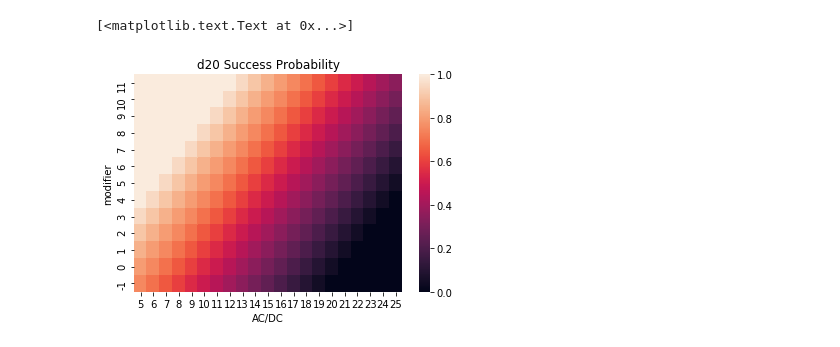
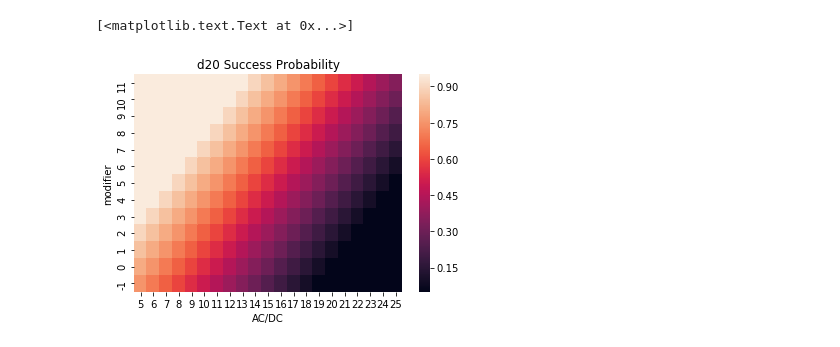
Before and after one commit to avikejriwal/DnD-Stats, a Jupyter notebook: DND probability calcs.ipynb, the cells around one changed output. Saved outputs shown, nothing was run; the diff lists cells and outputs as text; code cells hidden in the pictures.

```diff
--- a/DND probability calcs.ipynb
+++ b/DND probability calcs.ipynb
@@ -6,27 +6,27 @@ import numpy as np
 # %%
 #Normal
 bonus = range(11,-2,-1)
 DC = range(5,26)
 
 prob = np.zeros((len(bonus), len(DC)))
 
 with open("Normal.tsv", "w") as tsv_file:
     tsv_file.write('mod\tdc\tprob\n')
     for i, b in enumerate(bonus):
         for j,d in enumerate(DC):
-            prob[i,j] = max(0,min((21-d+b)/20,1))
-            prob2 = max(0,min((21-d+b)/20,1))
+            prob[i,j] = max(0.05,min((21-d+b)/20,0.95))
+            prob2 = max(0.05,min((21-d+b)/20,0.95))
             tsv_file.write(str(i) + '\t' + str(d) + '\t' + str(prob2) + '\n')
 
 g = sns.heatmap(prob)
 g.set(xticklabels = DC)
 g.set(yticklabels = bonus)
 g.set(ylabel='modifier')
 g.set(xlabel='AC/DC')
 g.set(title='d20 Success Probability')
 # %% [output]
 [<matplotlib.text.Text at 0x...>]
-[figure, old version]
+[figure, new version]
 # %%
 #With advantage
 bonus = range(11,-2,-1)
```
Also changed, not shown: parts of 2 cells of this notebook.
